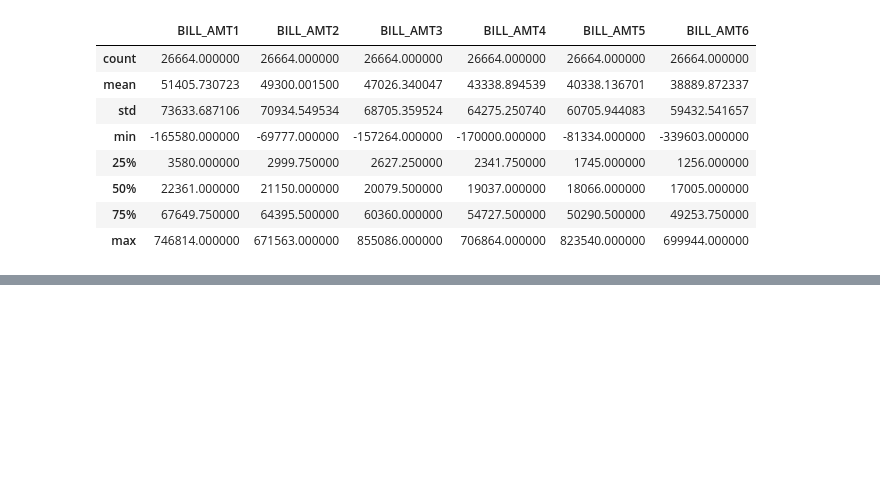
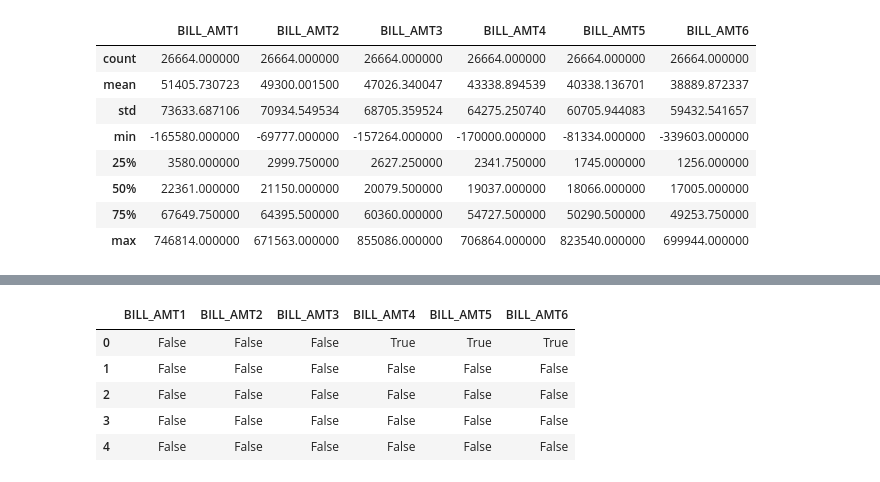
Before and after one commit to askot19/Analise_de_dados, a Jupyter notebook: Projetos de Ciência de Dados com Python/Capítulo 1/ex108.ipynb, the cells around one changed output, grey strips where cells are left out. Cells and saved outputs as stored; diff of their text form; code cells hidden in the pictures; blank space fills up the shorter version.

```diff
--- a/Projetos de Ciência de Dados com Python/Capítulo 1/ex108.ipynb
+++ b/Projetos de Ciência de Dados com Python/Capítulo 1/ex108.ipynb
@@ -104,0 +105,10 @@ array([[<Axes: title={'center': 'BILL_AMT1'}>,
+# %%
+zero_mask_bill = (df[bill_feats] == 0)
+zero_mask_bill.head()
+# %% [output]
+|  | BILL_AMT1 | BILL_AMT2 | BILL_AMT3 | BILL_AMT4 | BILL_AMT5 | BILL_AMT6 |
+| 0 | False | False | False | True | True | True |
+| 1 | False | False | False | False | False | False |
+| 2 | False | False | False | False | False | False |
+| 3 | False | False | False | False | False | False |
+| 4 | False | False | False | False | False | False |
```
Also changed, not shown: parts of 7 cells of this notebook.
